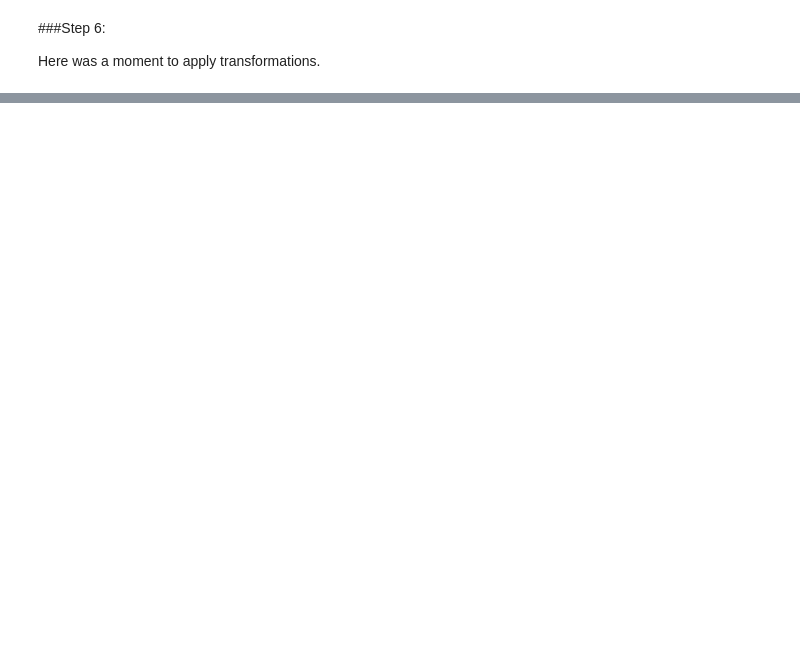
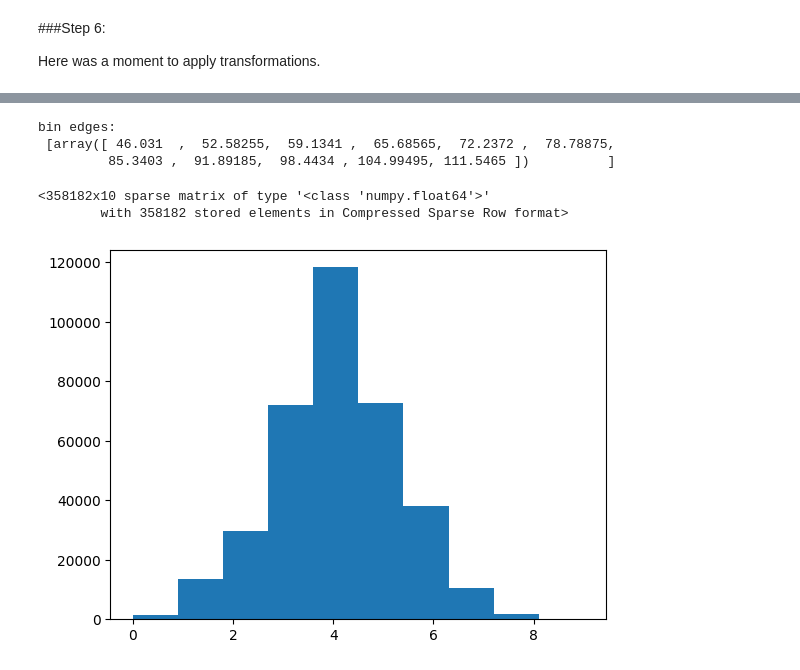
Before and after one commit to alliarnold/data71200su24, a Jupyter notebook: projectfiles/Project1.ipynb, the cells around one changed output, grey strips where cells are left out. Cells and saved outputs as stored; diff of their text form; code cells hidden in the pictures; blank space fills up the shorter version.

```diff
--- a/projectfiles/Project1.ipynb
+++ b/projectfiles/Project1.ipynb
@@ -294,0 +323,20 @@ Here was a moment to apply transformations.
+# %%
+from sklearn.preprocessing import KBinsDiscretizer
+kb = KBinsDiscretizer(n_bins=10, strategy='uniform')
+kb.fit(X_train_new['AirTemp_Mean'].values.reshape(-1, 1))
+print("bin edges: \n", kb.bin_edges_)
+# %% [output]
+bin edges:
+ [array([ 46.031  ,  52.58255,  59.1341 ,  65.68565,  72.2372 ,  78.78875,
+         85.3403 ,  91.89185,  98.4434 , 104.99495, 111.5465 ])          ]
+# %%
+binned = kb.transform(X_train_new['AirTemp_Mean'].values.reshape(-1, 1))
+binned
+# %% [output]
+<358182x10 sparse matrix of type '<class 'numpy.float64'>'
+        with 358182 stored elements in Compressed Sparse Row format>
+# %%
+plt.hist(binned.argmax(1))
+plt.show()
+# %% [output]
+[figure, added]
```
Also changed, not shown: parts of 4 cells of this notebook.
